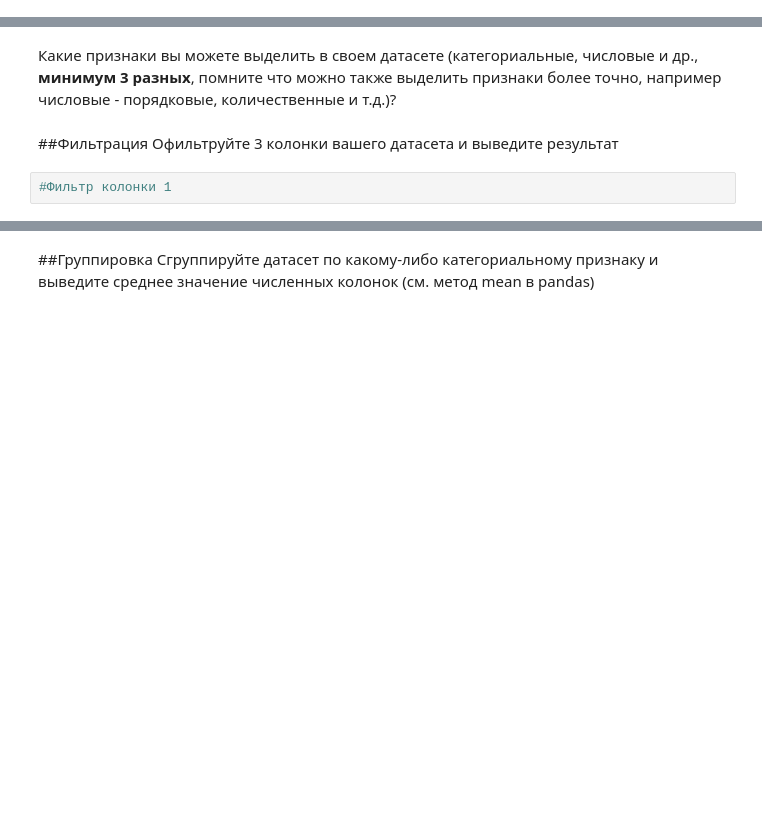
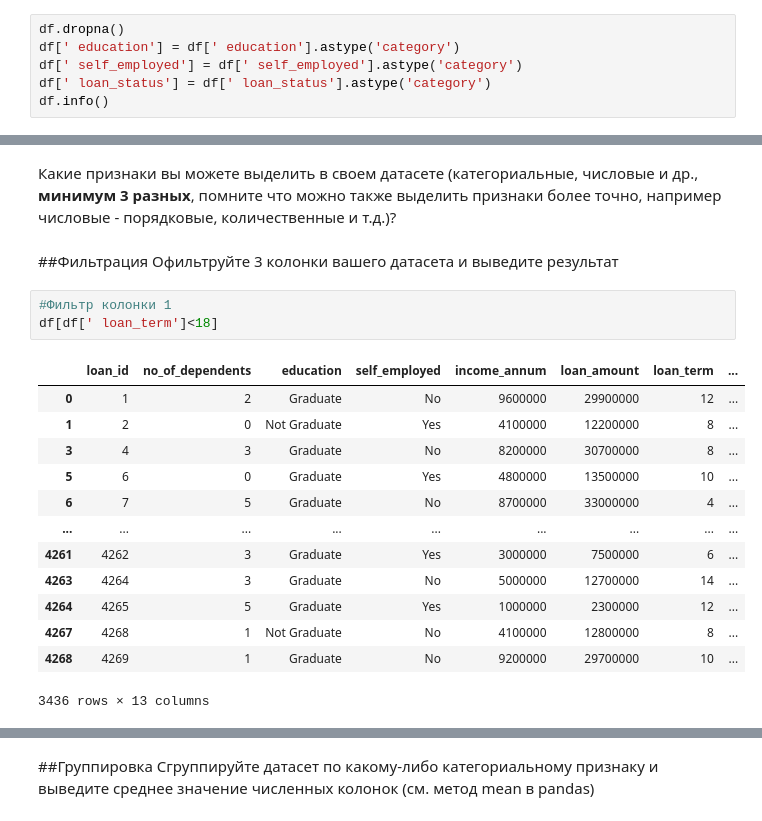
Before and after one commit to BABALEXA/Laboratorny, a Jupyter notebook: lab1/Задание_1.ipynb, the cells around one changed output, grey strips where cells are left out. Saved outputs shown, nothing was run; the diff lists cells and outputs as text; blank space fills up the shorter version.

```diff
--- a/lab1/Задание_1.ipynb
+++ b/lab1/Задание_1.ipynb
@@ -90,3 +132,9 @@ df.describe()
 # %% [markdown]
 ##Типизация
 Присвойте соответствующим колонкам один из типов (category, float, int)
+# %%
+df.dropna()
+df[' education'] = df[' education'].astype('category')
+df[' self_employed'] = df[' self_employed'].astype('category')
+df[' loan_status'] = df[' loan_status'].astype('category')
+df.info()
@@ -97,5 +166,20 @@ df.describe()
 Офильтруйте 3 колонки вашего датасета и выведите результат
 # %%
 #Фильтр колонки 1
+df[df[' loan_term']<18]
+# %% [output]
+|  | loan_id | no_of_dependents | education | self_employed | income_annum | loan_amount | loan_term | ... |
+| 0 | 1 | 2 | Graduate | No | 9600000 | 29900000 | 12 | ... |
+| 1 | 2 | 0 | Not Graduate | Yes | 4100000 | 12200000 | 8 | ... |
+| 3 | 4 | 3 | Graduate | No | 8200000 | 30700000 | 8 | ... |
+| 5 | 6 | 0 | Graduate | Yes | 4800000 | 13500000 | 10 | ... |
+| 6 | 7 | 5 | Graduate | No | 8700000 | 33000000 | 4 | ... |
+| ... | ... | ... | ... | ... | ... | ... | ... | ... |
+| 4261 | 4262 | 3 | Graduate | Yes | 3000000 | 7500000 | 6 | ... |
+| 4263 | 4264 | 3 | Graduate | No | 5000000 | 12700000 | 14 | ... |
+| 4264 | 4265 | 5 | Graduate | Yes | 1000000 | 2300000 | 12 | ... |
+| 4267 | 4268 | 1 | Not Graduate | No | 4100000 | 12800000 | 8 | ... |
+| 4268 | 4269 | 1 | Graduate | No | 9200000 | 29700000 | 10 | ... |
+3436 rows × 13 columns
 # %%
 #Фильтр колонки 2
```
Also changed, not shown: parts of 7 cells of this notebook.
